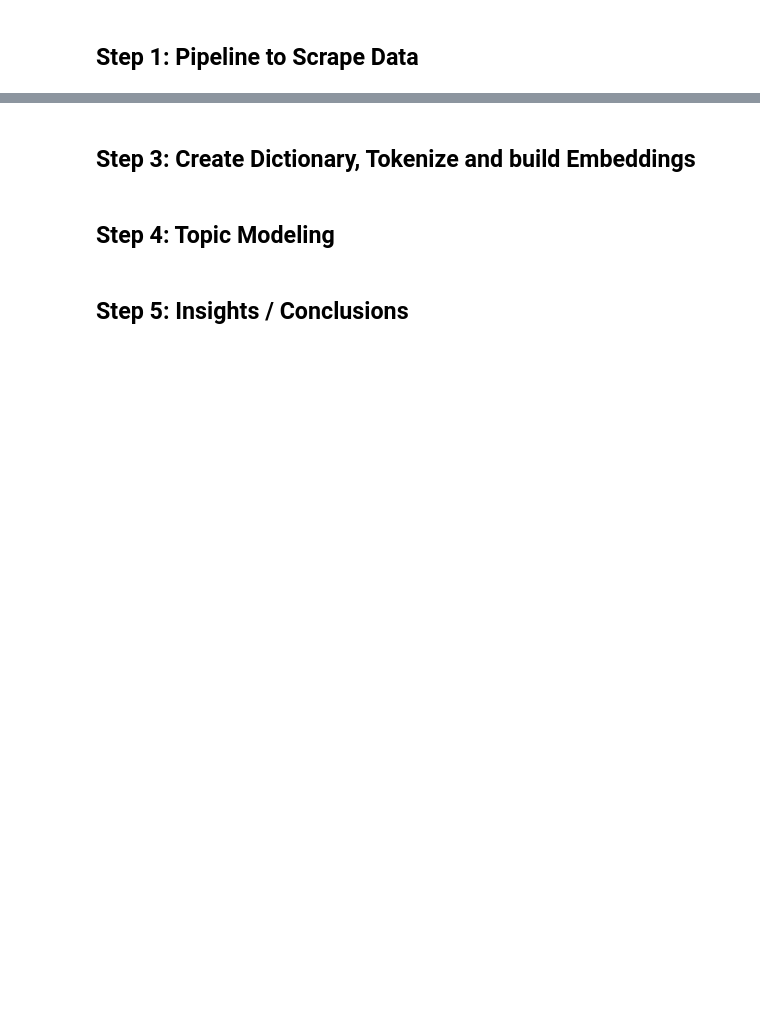
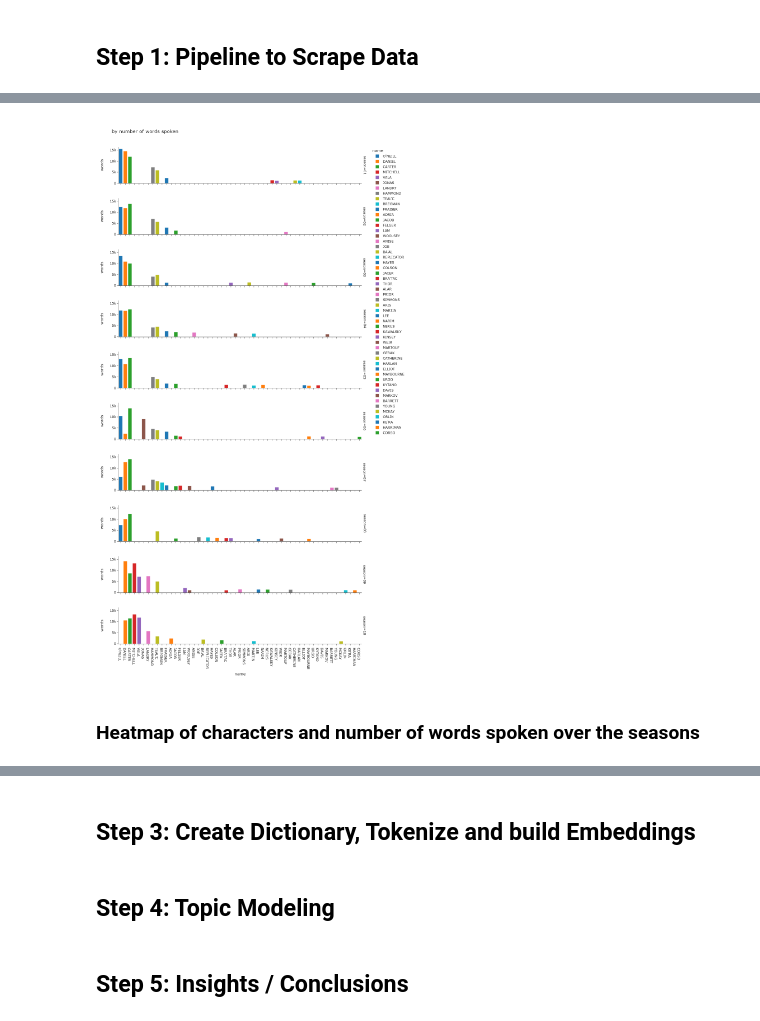
Before and after one commit to huyndao/sg1-topic-modeling, a Jupyter notebook: sg1-topic-modeling.ipynb, the cells around one changed output, grey strips where cells are left out. Cells and saved outputs as stored; diff of their text form; code cells hidden in the pictures; blank space fills up the shorter version.

```diff
--- a/sg1-topic-modeling.ipynb
+++ b/sg1-topic-modeling.ipynb
@@ -155,0 +350,14 @@ transcripts = run_extraction_pipeline(urls)
+# %%
+# by each season and characters who speak the most and has the most words
+by_season = (
+    char_stats.groupby(["season", "name"])
+    .sum()
+    .select(
+        pl.col("season"),
+        pl.col("name"),
+        pl.col("frequency"),
+        pl.col("words"),
+        (pl.col("words") / pl.col("frequency")).alias("words/frequency"),
+    )
+    .sort(["season", "frequency", "words"], descending=[False, True, True])
+)
@@ -155,0 +375,24 @@ transcripts = run_extraction_pipeline(urls)
+# %%
+gc.collect()
+px.bar(
+    by_season.sort("words", descending=True).filter(pl.col("words") >= 1000),
+    x="name",
+    y="words",
+    color="name",
+    title="by number of words spoken",
+    facet_row="season",
+    template="simple_white",
+    category_orders={
+        "season": by_season.select(pl.col("season"))
+        .unique()
+        .sort("season")
+        .to_series()
+        .to_list()
+    },
+    width=1000,
+    height=2000,
+)
+# %% [output]
+[figure, added]
+# %% [markdown]
+### Heatmap of characters and number of words spoken over the seasons
```
Also changed, not shown: parts of 32 cells of this notebook, 2 other files.
